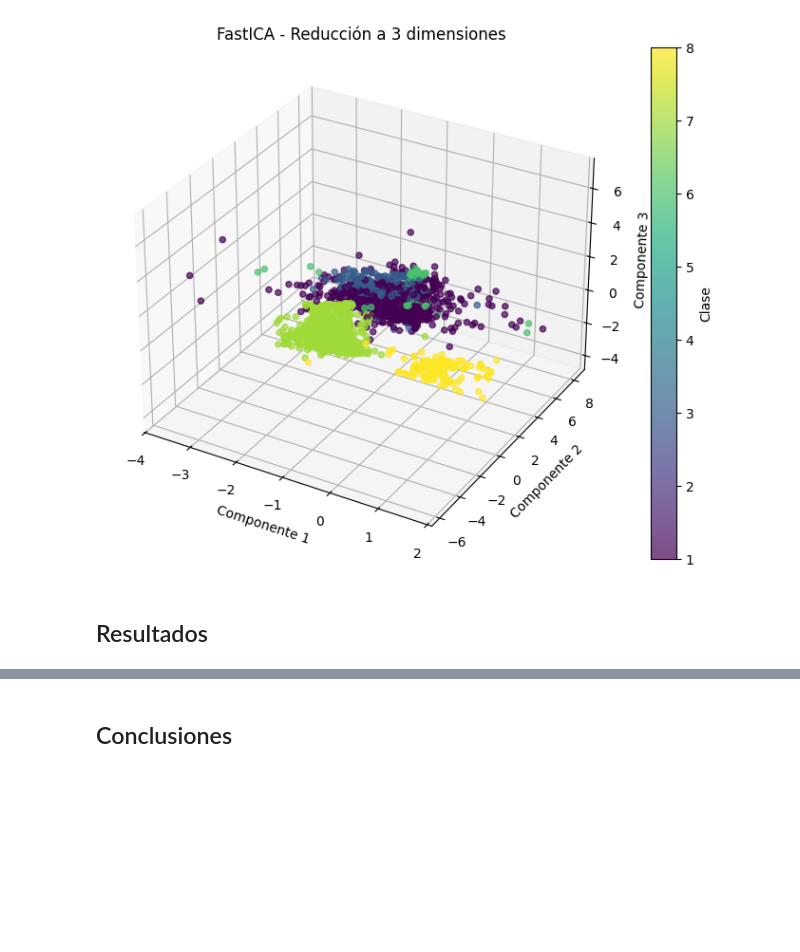
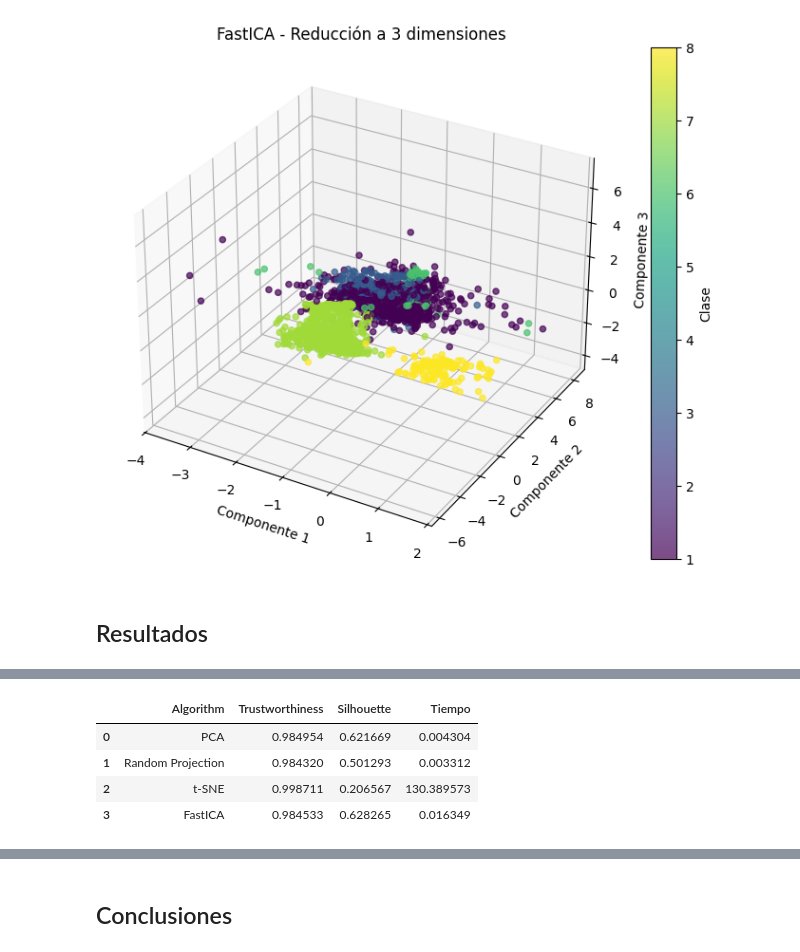
Before and after one commit to gamerOZZY/Analitica-y-visualizacion-de-datos, a Jupyter notebook: Practica03/HAR.ipynb, the cells around one changed output, grey strips where cells are left out. Cells and saved outputs as stored; diff of their text form; code cells hidden in the pictures; blank space fills up the shorter version.

```diff
--- a/Practica03/HAR.ipynb
+++ b/Practica03/HAR.ipynb
@@ -291,0 +292,8 @@ results
+# %%
+results[['Algorithm', 'Trustworthiness', 'Silhouette', 'Tiempo']]
+# %% [output]
+|  | Algorithm | Trustworthiness | Silhouette | Tiempo |
+| 0 | PCA | 0.984954 | 0.621669 | 0.004304 |
+| 1 | Random Projection | 0.984320 | 0.501293 | 0.003312 |
+| 2 | t-SNE | 0.998711 | 0.206567 | 130.389573 |
+| 3 | FastICA | 0.984533 | 0.628265 | 0.016349 |
```
Also changed, not shown: parts of 4 cells of this notebook.
